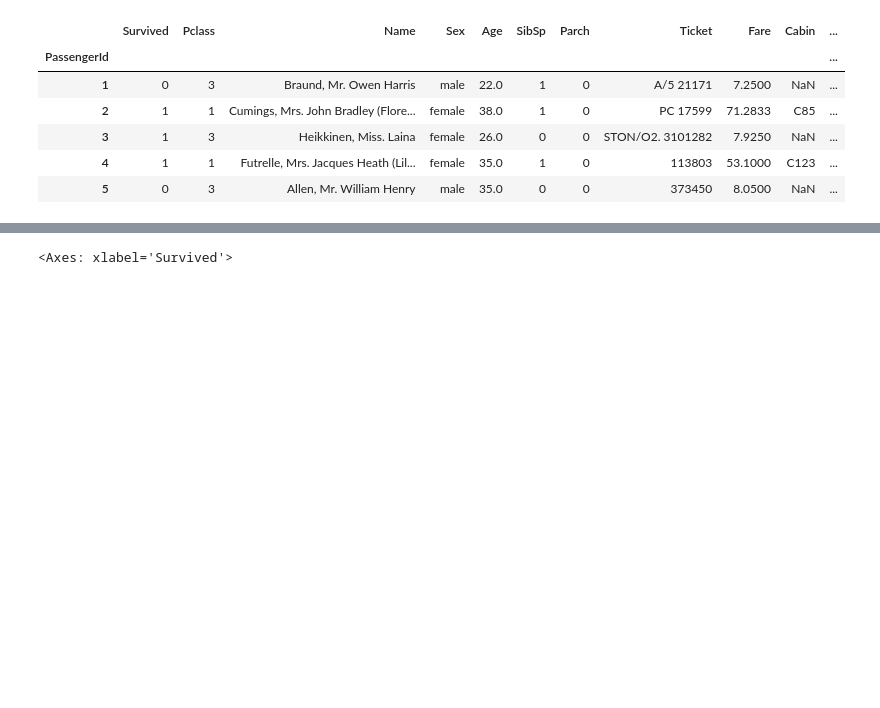
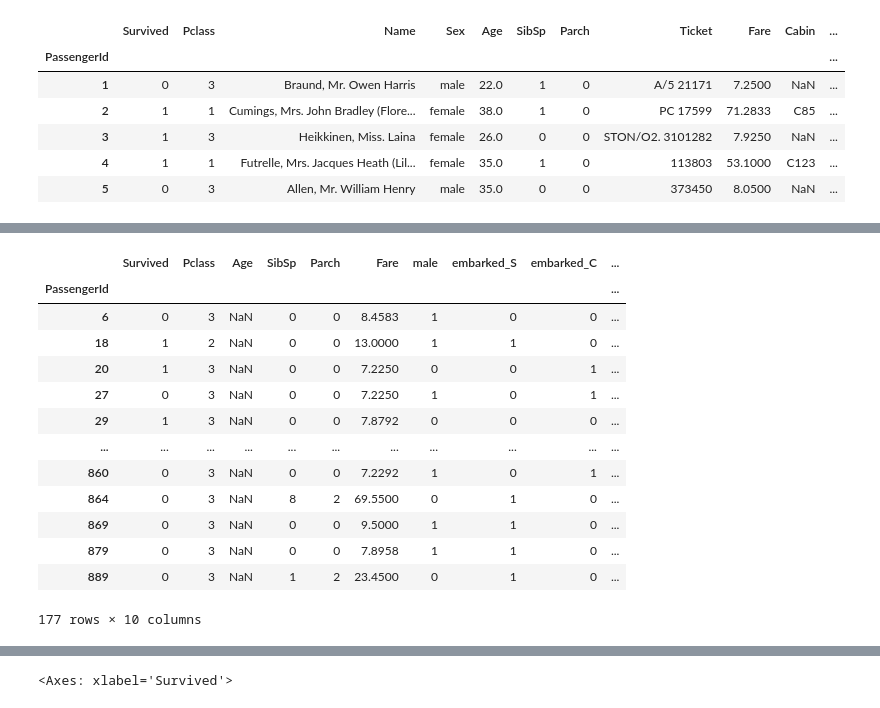
Before and after one commit to daniel-petrov/kaggle-titanic, a Jupyter notebook: main.ipynb, the cells around one changed output, grey strips where cells are left out. Saved outputs shown, nothing was run; the diff lists cells and outputs as text; code cells hidden in the pictures; blank space fills up the shorter version.

```diff
--- a/main.ipynb
+++ b/main.ipynb
@@ -72,0 +28,17 @@ df.describe()
+# %%
+df[df.isnull().any(axis=1)]
+# %% [output]
+|  | Survived | Pclass | Age | SibSp | Parch | Fare | male | embarked_S | embarked_C | ... |
+| PassengerId |  |  |  |  |  |  |  |  |  | ... |
+| 6 | 0 | 3 | NaN | 0 | 0 | 8.4583 | 1 | 0 | 0 | ... |
+| 18 | 1 | 2 | NaN | 0 | 0 | 13.0000 | 1 | 1 | 0 | ... |
+| 20 | 1 | 3 | NaN | 0 | 0 | 7.2250 | 0 | 0 | 1 | ... |
+| 27 | 0 | 3 | NaN | 0 | 0 | 7.2250 | 1 | 0 | 1 | ... |
+| 29 | 1 | 3 | NaN | 0 | 0 | 7.8792 | 0 | 0 | 0 | ... |
+| ... | ... | ... | ... | ... | ... | ... | ... | ... | ... | ... |
+| 860 | 0 | 3 | NaN | 0 | 0 | 7.2292 | 1 | 0 | 1 | ... |
+| 864 | 0 | 3 | NaN | 8 | 2 | 69.5500 | 0 | 1 | 0 | ... |
+| 869 | 0 | 3 | NaN | 0 | 0 | 9.5000 | 1 | 1 | 0 | ... |
+| 879 | 0 | 3 | NaN | 0 | 0 | 7.8958 | 1 | 1 | 0 | ... |
+| 889 | 0 | 3 | NaN | 1 | 2 | 23.4500 | 0 | 1 | 0 | ... |
+177 rows × 10 columns
```
Also changed, not shown: parts of 32 cells of this notebook.
